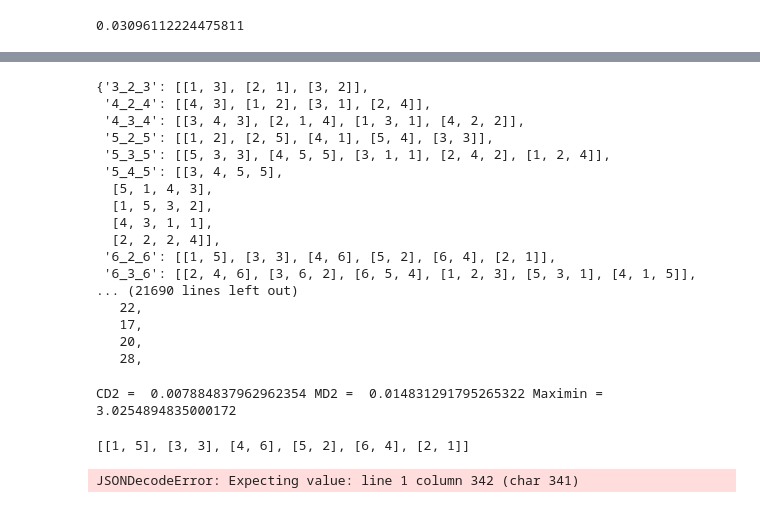
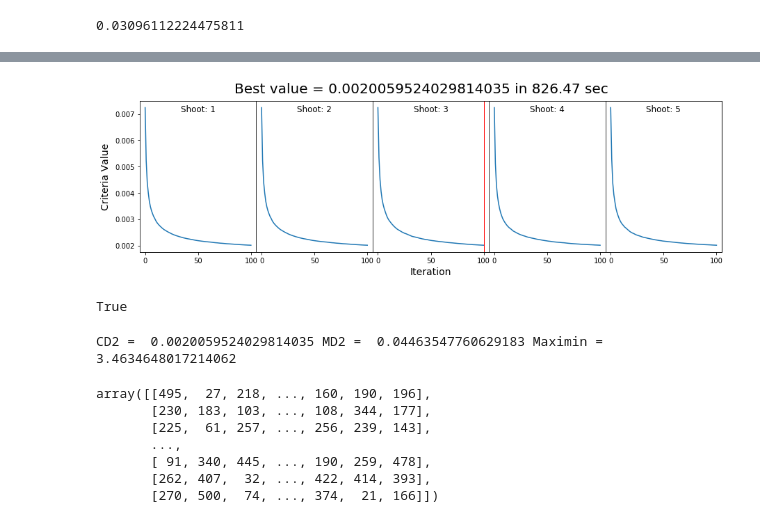
Before and after one commit to ZebinYang/pyunidoe, a Jupyter notebook: examples/pyunidoe_demo.ipynb, the cells around one changed output, grey strips where cells are left out. Saved outputs shown, nothing was run; the diff lists cells and outputs as text; code cells hidden in the pictures.

```diff
--- a/examples/pyunidoe_demo.ipynb
+++ b/examples/pyunidoe_demo.ipynb
@@ -168,32 +160,0 @@ import json
-# %%
-json.load(open(pydoe.pyunidoe.DATA_PATH + 'ud_md2.json'))
-# %% [output]
-{'3_2_3': [[1, 3], [2, 1], [3, 2]],
- '4_2_4': [[4, 3], [1, 2], [3, 1], [2, 4]],
- '4_3_4': [[3, 4, 3], [2, 1, 4], [1, 3, 1], [4, 2, 2]],
- '5_2_5': [[1, 2], [2, 5], [4, 1], [5, 4], [3, 3]],
- '5_3_5': [[5, 3, 3], [4, 5, 5], [3, 1, 1], [2, 4, 2], [1, 2, 4]],
- '5_4_5': [[3, 4, 5, 5],
-  [5, 1, 4, 3],
-  [1, 5, 3, 2],
-  [4, 3, 1, 1],
-  [2, 2, 2, 4]],
- '6_2_6': [[1, 5], [3, 3], [4, 6], [5, 2], [6, 4], [2, 1]],
- '6_3_6': [[2, 4, 6], [3, 6, 2], [6, 5, 4], [1, 2, 3], [5, 3, 1], [4, 1, 5]],
-... (21690 lines left out)
-   22,
-   17,
-   20,
-   28,
-# %%
-pydoe.design_query(6,2,6, crit="MD2").tolist()
-# %% [output]
-CD2 =  0.007884837962962354 MD2 =  0.014831291795265322 Maximin =  3.0254894835000172
-[[1, 5], [3, 3], [4, 6], [5, 2], [6, 4], [2, 1]]
-# %%
-json_file_path = pydoe.pyunidoe.DATA_PATH + 'ud_cd2.json'
-
-with open(json_file_path, 'r') as j:
-     contents = json.loads(j.read())
-# %% [output]
-JSONDecodeError: Expecting value: line 1 column 342 (char 341)
@@ -202,0 +161,19 @@ struct = json.loads(response_json)
+# %%
+x = pydoe.gen_ud_ms(n=500, s=10, q=500, crit="CD2", maxiter=500, nshoot=5, n_jobs=5, vis=True)
+# %% [output]
+[figure, added]
+# %%
+pydoe.design_update(n=500, s=10, q=500, x=x, crit='CD2')
+# %% [output]
+True
+# %%
+pydoe.design_query(500, 10, 500)
+# %% [output]
+CD2 =  0.0020059524029814035 MD2 =  0.04463547760629183 Maximin =  3.4634648017214062
+array([[495,  27, 218, ..., 160, 190, 196],
+       [230, 183, 103, ..., 108, 344, 177],
+       [225,  61, 257, ..., 256, 239, 143],
+       ...,
+       [ 91, 340, 445, ..., 190, 259, 478],
+       [262, 407,  32, ..., 422, 414, 393],
+       [270, 500,  74, ..., 374,  21, 166]])
```
Also changed, not shown: parts of 3 cells of this notebook, 1 other file.
